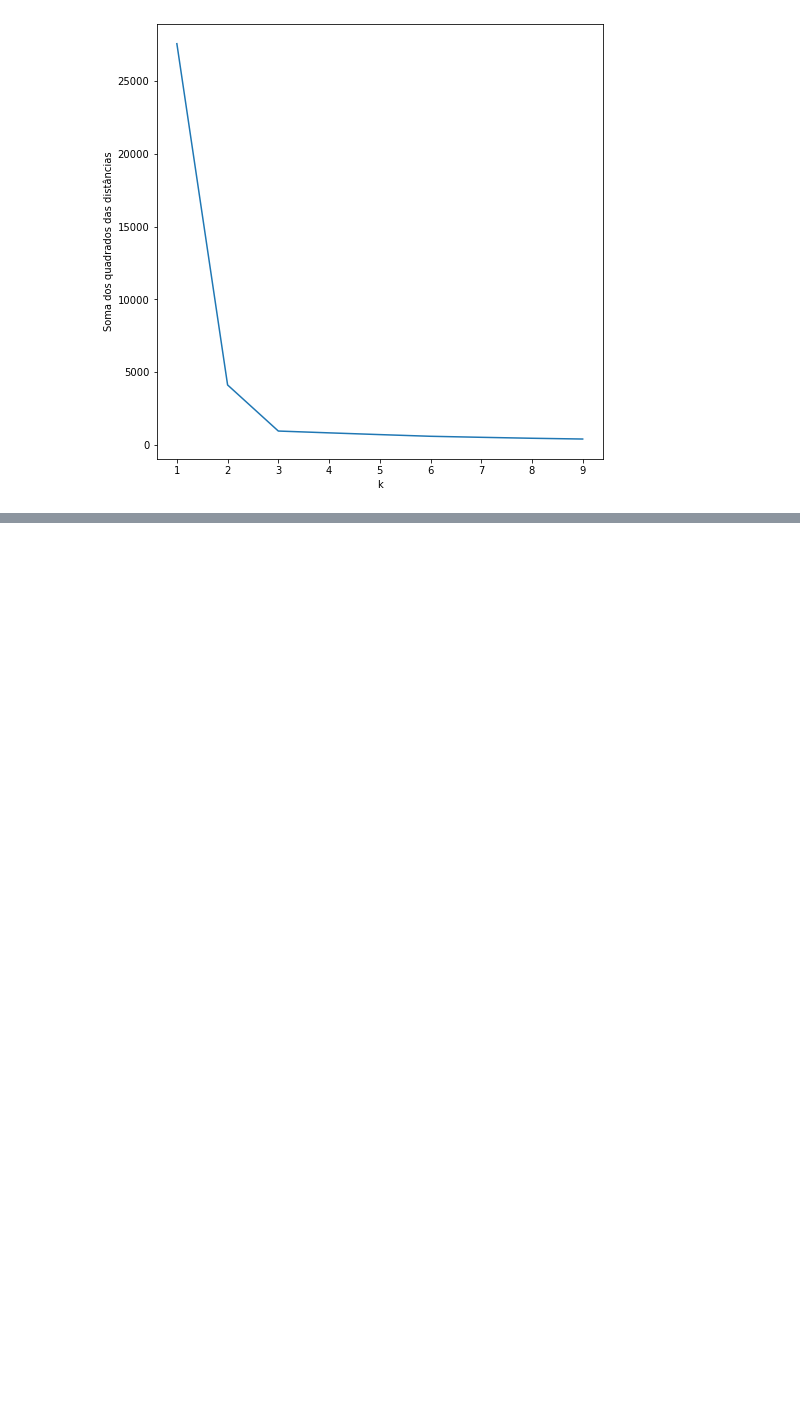
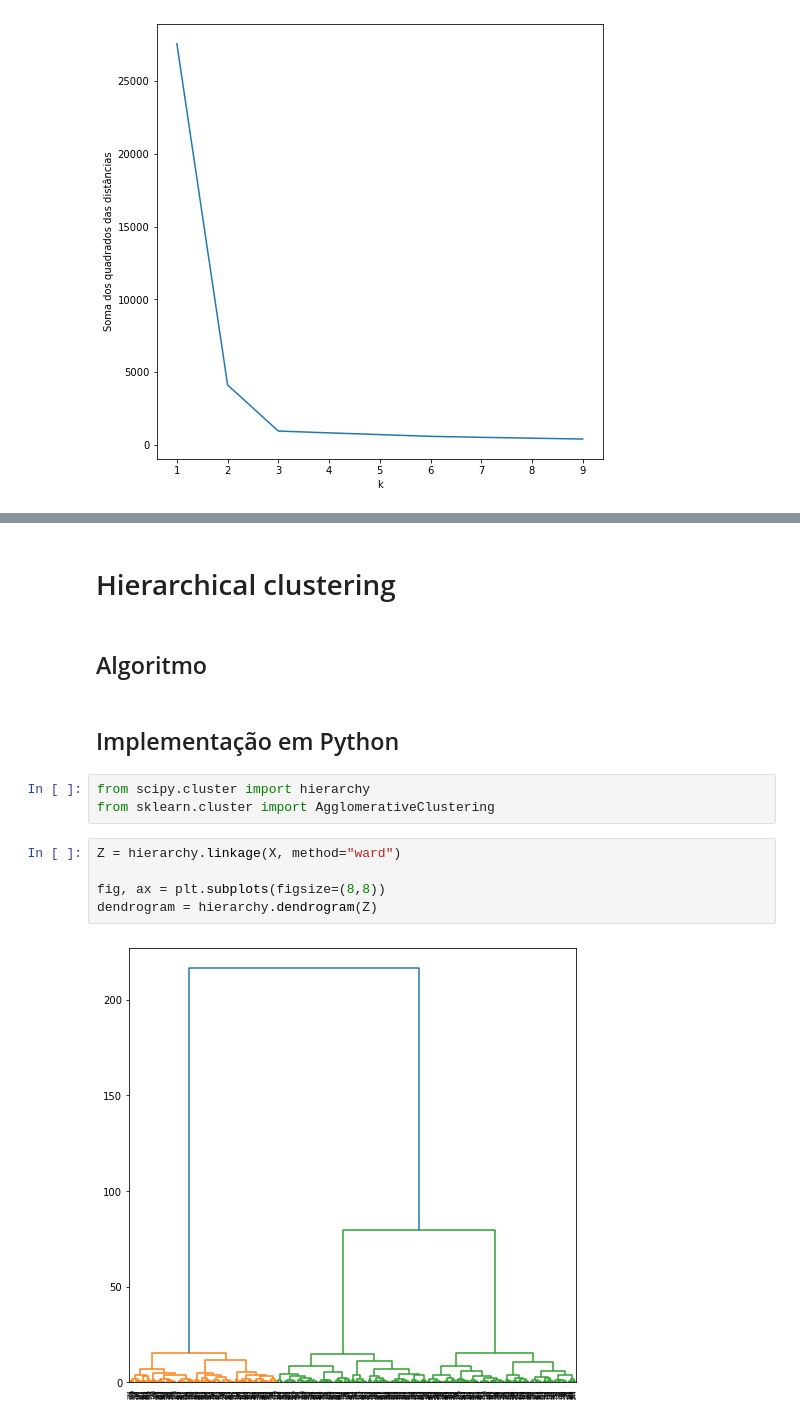
Before and after one commit to beatrizfrocha/clusters-tutorial, a Jupyter notebook: Clusters Tutorial.ipynb, the cells around one changed output, grey strips where cells are left out. Saved outputs shown, nothing was run; the diff lists cells and outputs as text; blank space fills up the shorter version.

Commit message:
start hierarchical clustering section

```diff
--- a/Clusters Tutorial.ipynb
+++ b/Clusters Tutorial.ipynb
@@ -155,0 +156,16 @@ show_clusters(X, clusters)
+# %% [markdown]
+# Hierarchical clustering
+# %% [markdown]
+## Algoritmo
+# %% [markdown]
+## Implementação em Python
+# %%
+from scipy.cluster import hierarchy
+from sklearn.cluster import AgglomerativeClustering
+# %%
+Z = hierarchy.linkage(X, method="ward")
+
+fig, ax = plt.subplots(figsize=(8,8))
+dendrogram = hierarchy.dendrogram(Z)
+# %% [output]
+[figure, added]
```
Also changed, not shown: parts of 4 cells of this notebook.
